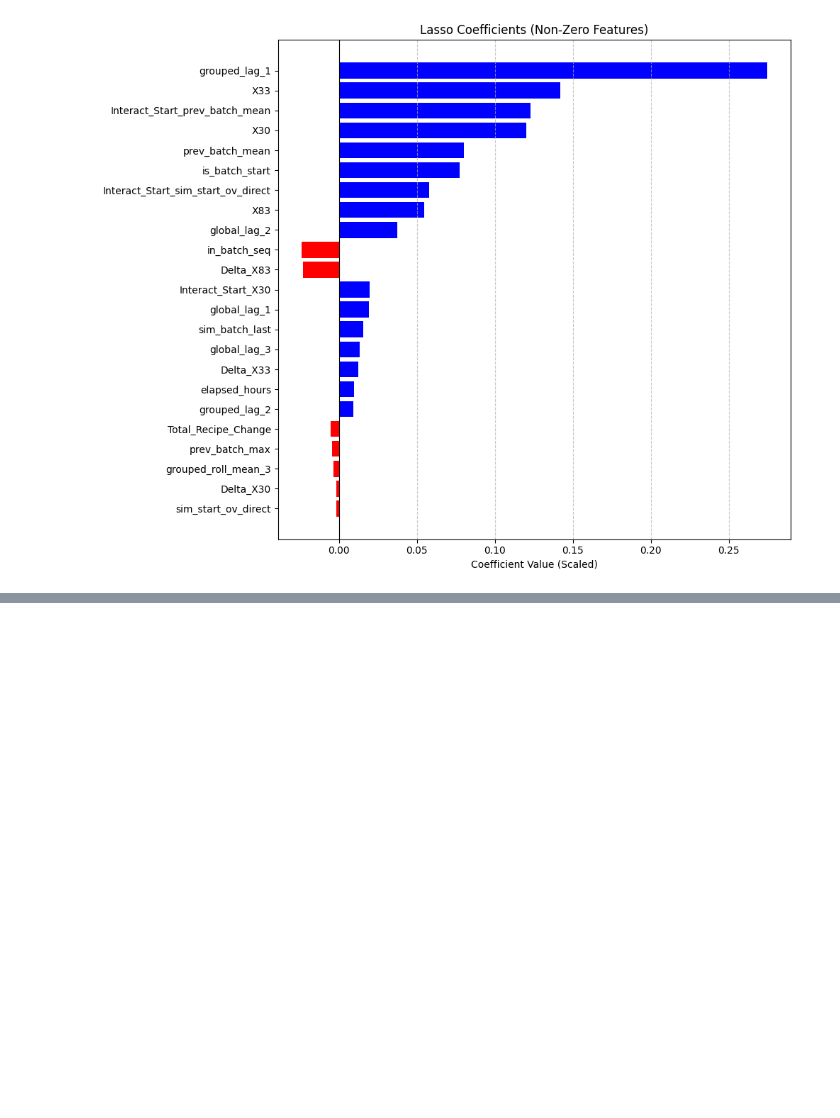
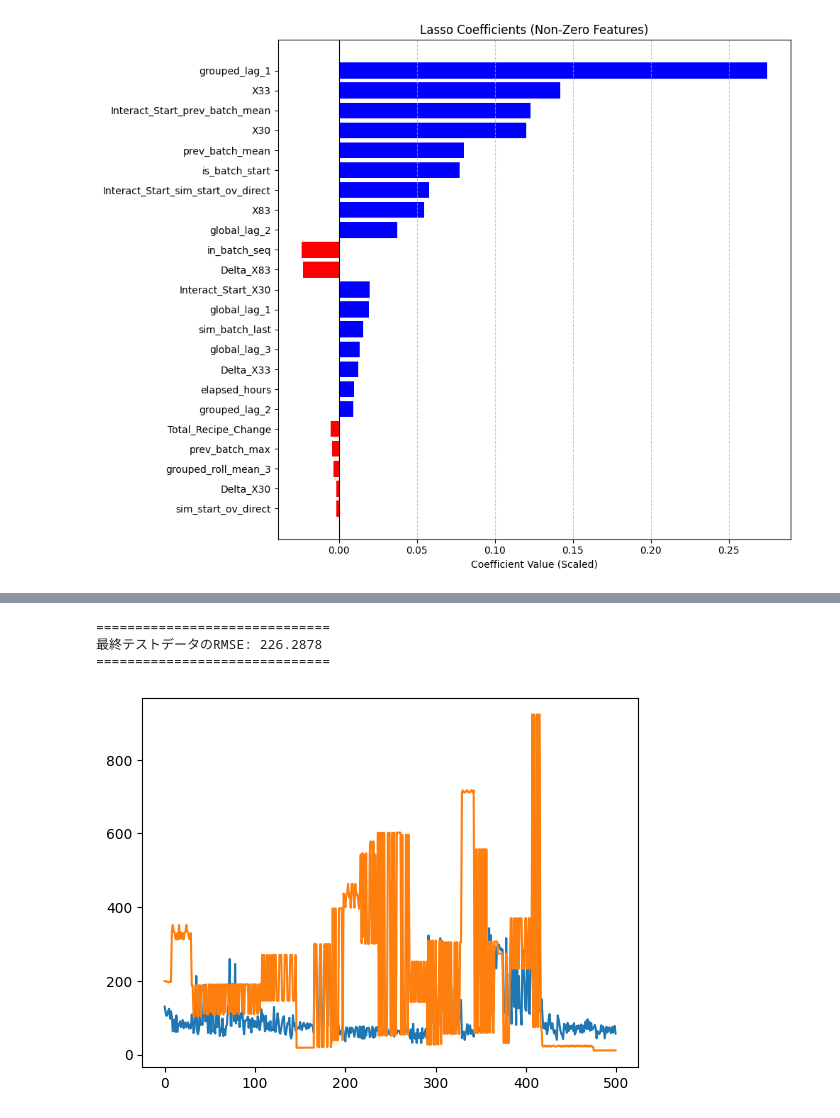
Before and after one commit to asa-neko/SCM_Final_Report, a Jupyter notebook: test.ipynb, the cells around one changed output, grey strips where cells are left out. Saved outputs shown, nothing was run; the diff lists cells and outputs as text; code cells hidden in the pictures; blank space fills up the shorter version.

```diff
--- a/test.ipynb
+++ b/test.ipynb
@@ -568,0 +655,17 @@ Interact_Start_sim_start_ov_direct     0.058010
+# %%
+# 2. 変数選択関数(回帰木)
+def DecisionTreeSelector(x, y, depth=5, threshold='mean', max_features=10):
+    reg = DecisionTreeRegressor(max_depth=depth, random_state=42)
+    reg.fit(x, y)
+
+    selector = SelectFromModel(reg, prefit=True, threshold=threshold, max_features=max_features)
+    selector.fit(x, y)
+
+    selected_mask = selector.get_support()
+    selected_features = x.columns[selected_mask].tolist()
+
+    if len(selected_features) == 0:
+        feature_importances = pd.Series(reg.feature_importances_, index=x.columns)
+        selected_features = feature_importances.nlargest(max_features).index.tolist()
+
+    return selected_features
@@ -568,0 +828,19 @@ Interact_Start_sim_start_ov_direct     0.058010
+# %%
+# 精度評価
+y_true = test['OV']
+y_pred = test['Prediction']
+
+rmse = np.sqrt(mean_squared_error(y_true, y_pred))
+
+print("=" * 30)
+print(f"最終テストデータのRMSE: {rmse:.4f}")
+print("=" * 30)
+
+plt.plot(y_true)
+plt.plot(y_pred, linestyle='-')
+plt.show()
+# %% [output]
+==============================
+最終テストデータのRMSE: 226.2878
+==============================
+[figure, added]
```
Also changed, not shown: parts of 6 cells of this notebook.
